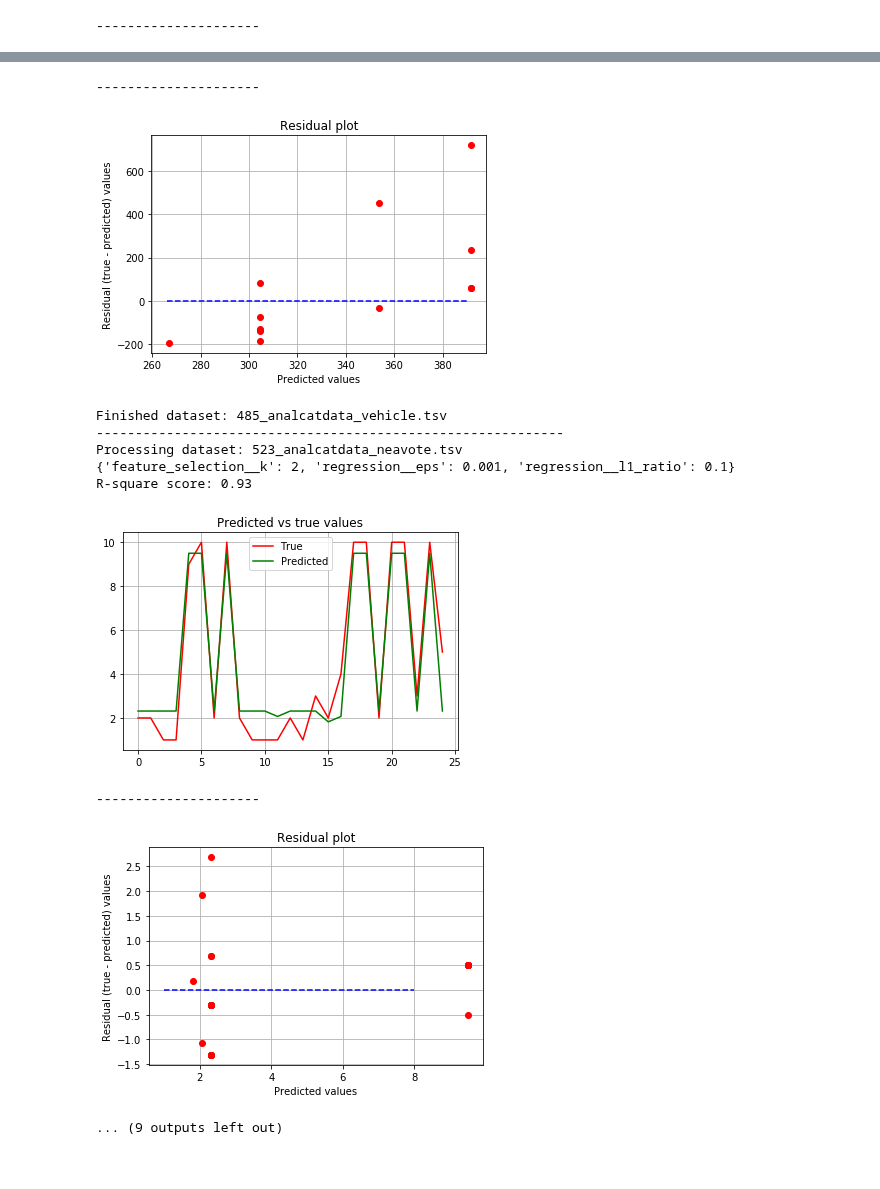
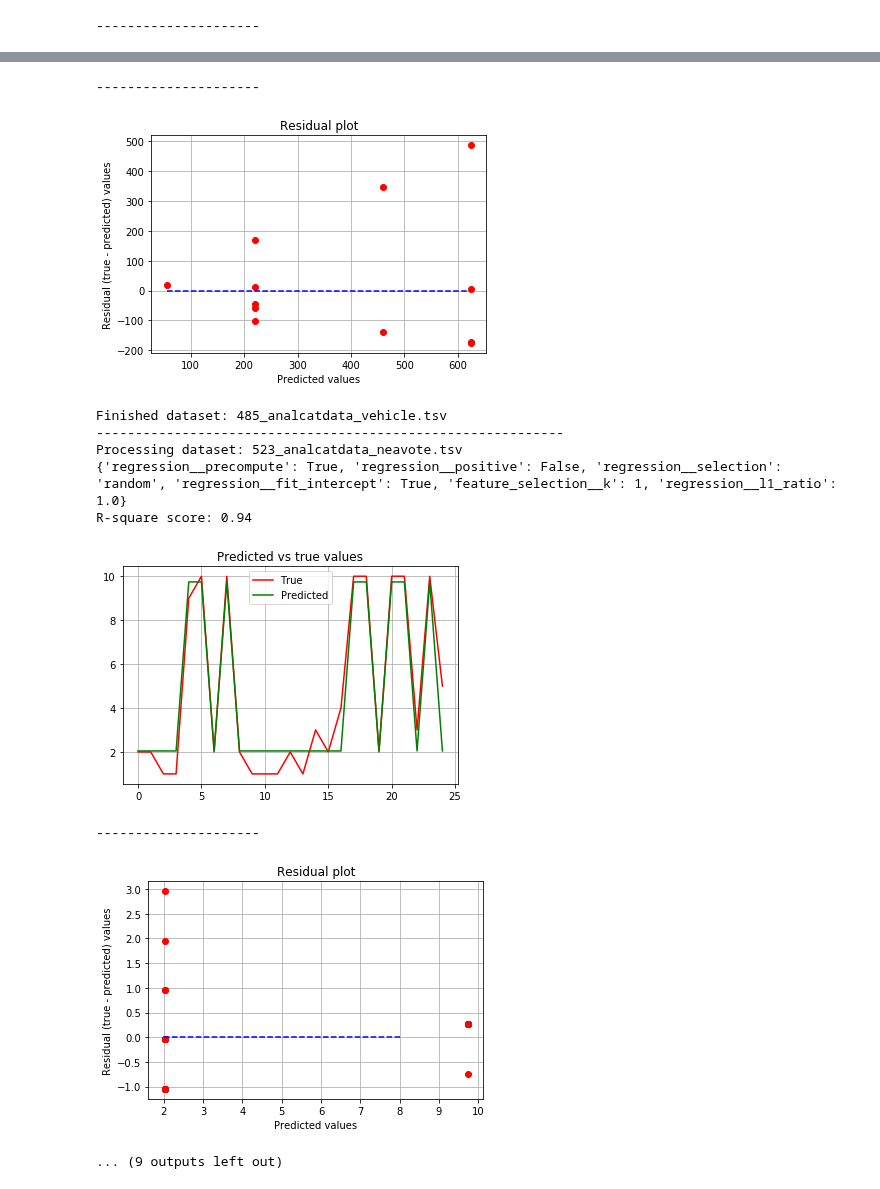
Before and after one commit to anuprulez/pmlb_regression, a Jupyter notebook: analyze_regression_ElasticNetCV.ipynb, the cells around one changed output, grey strips where cells are left out. Cells and saved outputs as stored; diff of their text form; code cells hidden in the pictures.

```diff
--- a/analyze_regression_ElasticNetCV.ipynb
+++ b/analyze_regression_ElasticNetCV.ipynb
@@ -22,8 +22,6 @@ start_time = time.time()
 datasets = ["228_elusage.tsv", "485_analcatdata_vehicle.tsv", "523_analcatdata_neavote.tsv", \
             '663_rabe_266.tsv', '687_sleuth_ex1605.tsv']
 
-#datasets = ["1029_LEV.tsv"]
-
 
 regressor = Pipeline([
   ('preprocessing', preprocessing.RobustScaler()),
@@ -33,13 +31,11 @@ regressor = Pipeline([
 
 
 ard_parameters = [{ \
-    'feature_selection__k': [1, 2, 3, 4, 'all'], \
-    'regression__l1_ratio': [0.0000001, 0.0001, 0.01, 0.1, 0.25, 0.5, 1.0], \
-    'regression__eps': [0.001, 0.01, 0.1, 0.25, 0.5, 1.0], \
+    'feature_selection__k': [1, 2, 3, 4], \
+    'regression__l1_ratio': [0.0, 0.0001, 0.01, 0.1, 0.5, 1.0], \
     'regression__fit_intercept': [True, False], \
-    'regression__precompute': [True, False, 'auto'], \
+    'regression__precompute': [True, False], \
     'regression__positive': [True, False], \
-    'regression__tol':  [0.00001, 0.001, 0.01, 0.1, 1.0], \
     'regression__selection': ['random', 'cyclic'] \
 }]
 
@@ -68,7 +64,6 @@ for d_set in datasets:
     print(optimized_regressor.best_params_)
     prediction = best_regressor.predict(X_test)
 
-    #mse = np.mean([np.abs(x-y) for x, y in zip(prediction, y_test)])
     r2_square = metrics.r2_score(y_test, prediction)
     r2_scores.append(r2_square)
     residual = y_test - prediction
@@ -119,11 +114,11 @@ R-square score: 0.14
 ---------------------
-[figure, old version]
+[figure, new version]
 Finished dataset: 485_analcatdata_vehicle.tsv
 ------------------------------------------------------------
 Processing dataset: 523_analcatdata_neavote.tsv
-{'feature_selection__k': 2, 'regression__eps': 0.001, 'regression__l1_ratio': 0.1}
-R-square score: 0.93
+{'regression__precompute': True, 'regression__positive': False, 'regression__selection': 'random', 'regression__fit_intercept': True, 'feature_selection__k': 1, 'regression__l1_ratio': 1.0}
+R-square score: 0.94
-[figure, old version]
+[figure, new version]
 ---------------------
-[figure, old version]
+[figure, new version]
 ... (9 outputs left out)
```
Also changed, not shown: parts of 1 cell of this notebook, 5 other files.
